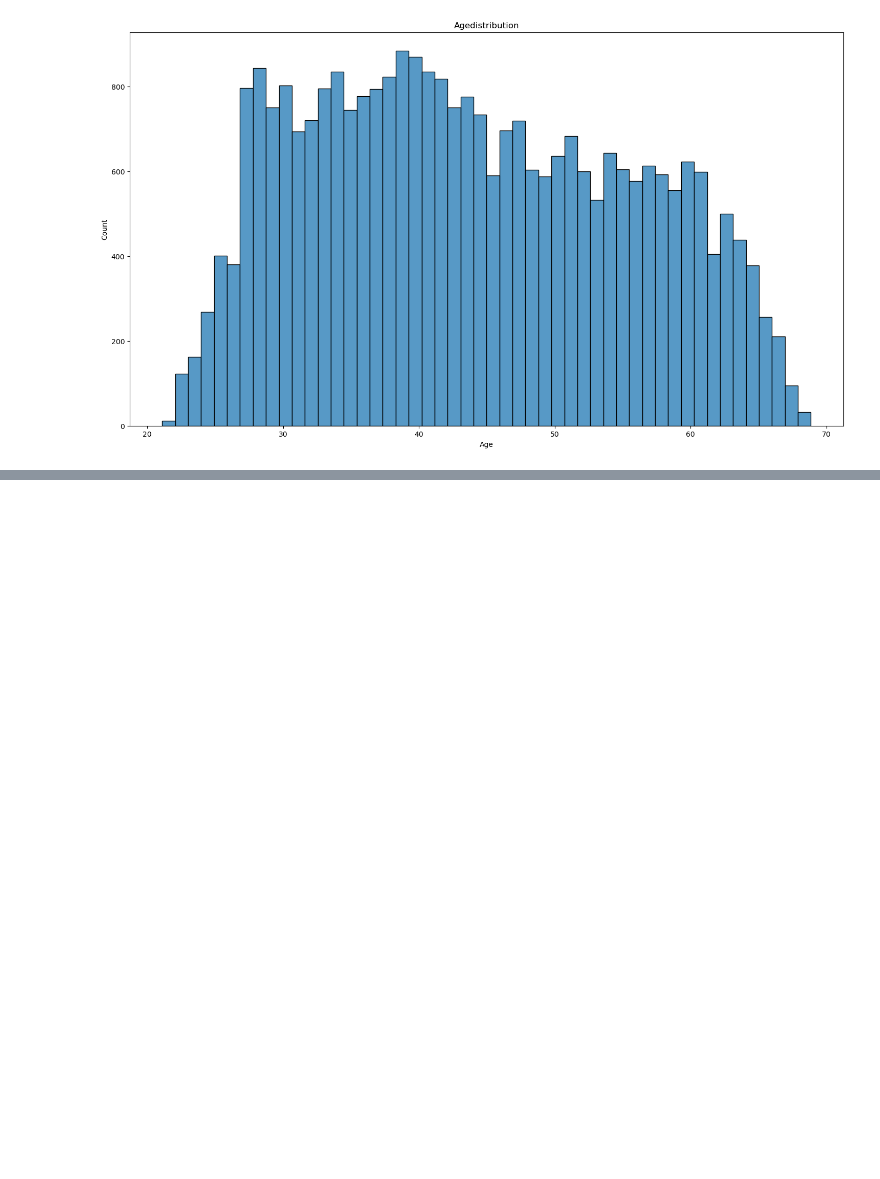
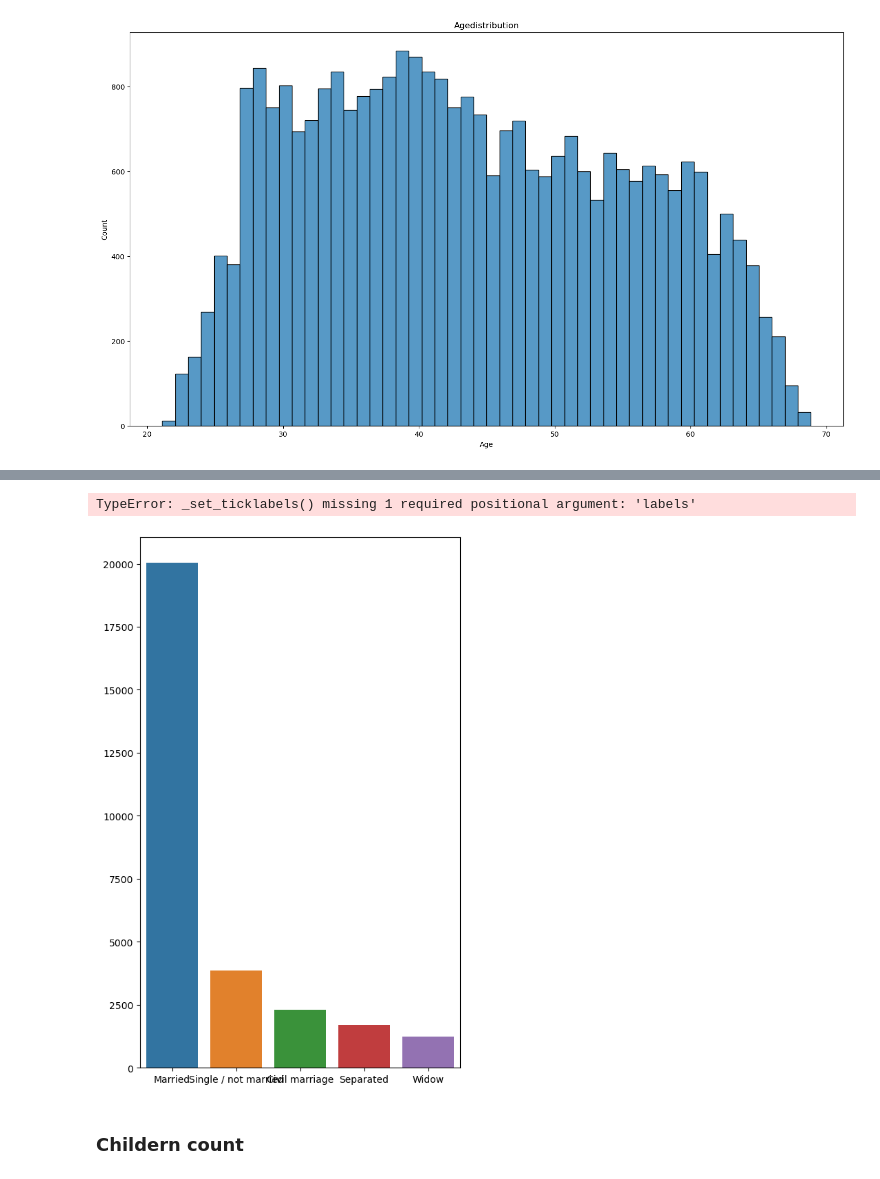
Before and after one commit to ngovanminh3232/credit_card_analyst, a Jupyter notebook: solution.ipynb, the cells around one changed output, grey strips where cells are left out. Saved outputs shown, nothing was run; the diff lists cells and outputs as text; code cells hidden in the pictures; blank space fills up the shorter version.

```diff
--- a/solution.ipynb
+++ b/solution.ipynb
@@ -342,0 +396,7 @@ creat_hist_plot(train_copy, 'Age')
+# %%
+creat_bar_plot(train_copy, 'Marital status')
+# %% [output]
+TypeError: _set_ticklabels() missing 1 required positional argument: 'labels'
+[figure, added]
+# %% [markdown]
+### Childern count
```
Also changed, not shown: parts of 11 cells of this notebook.
